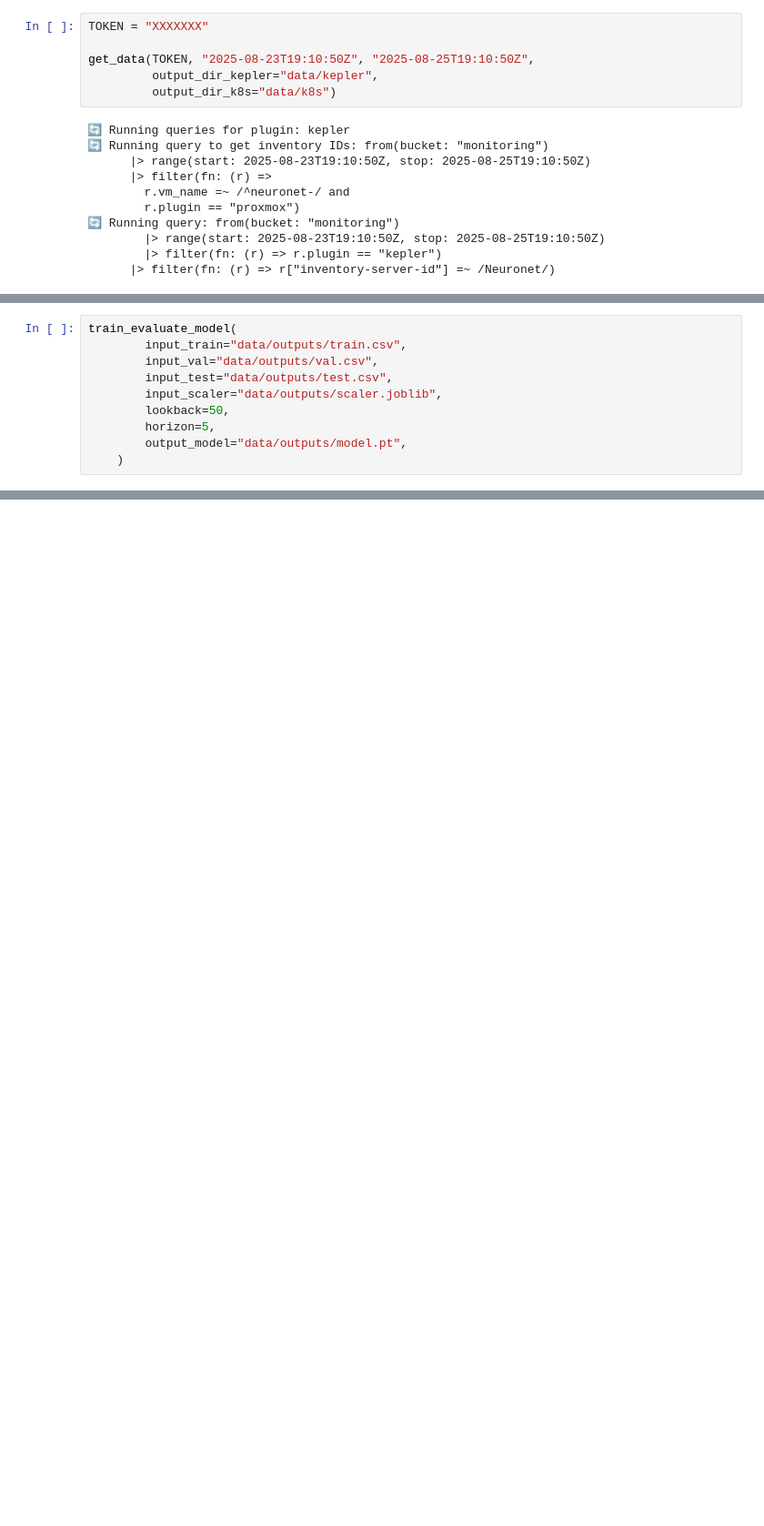
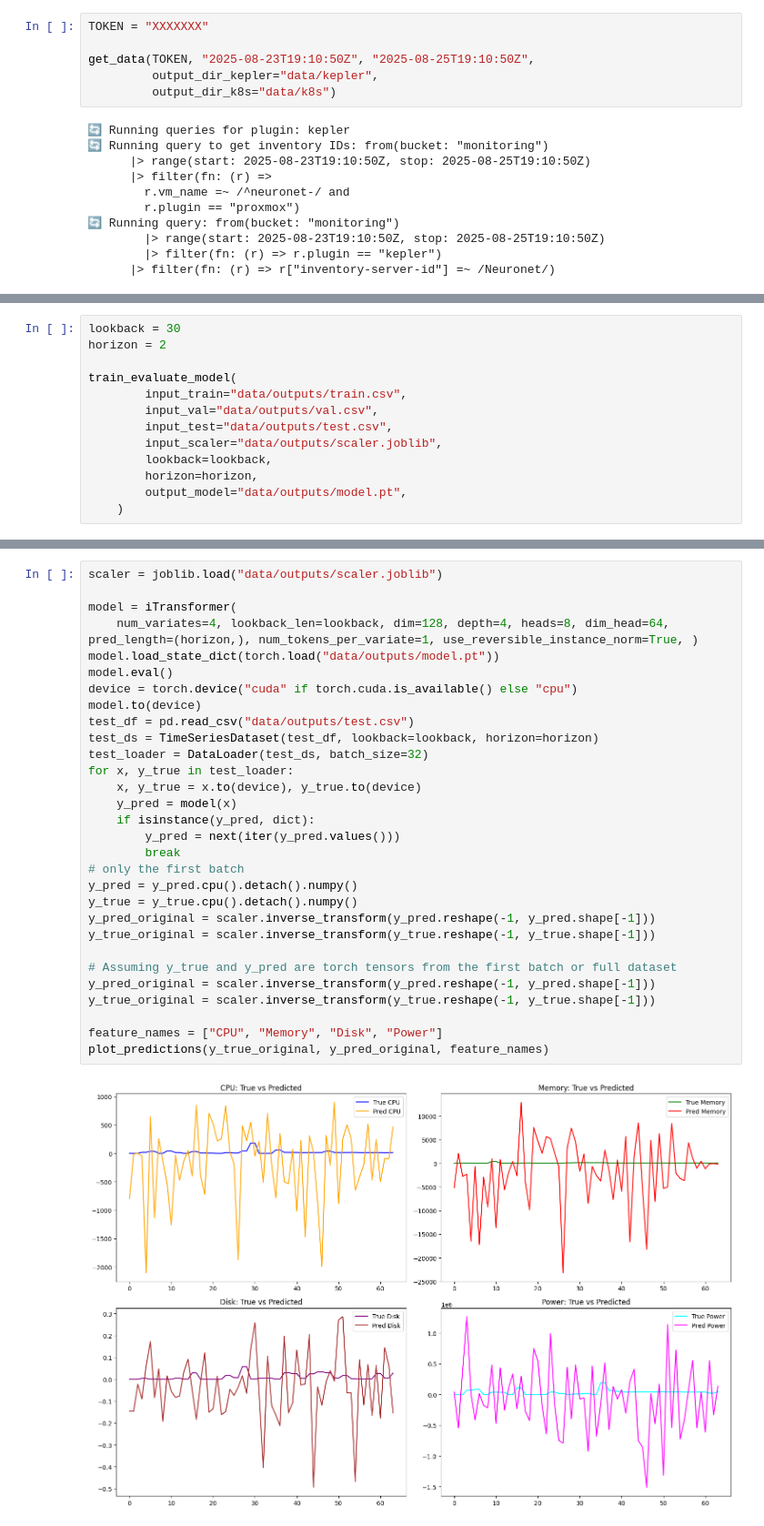
Before and after one commit to jcorreia11/NEURONET-Project, a Jupyter notebook: experiment/UC1/energy-time-series/model.ipynb, the cells around one changed output, grey strips where cells are left out. Shown at 91% size. Saved outputs shown, nothing was run; the diff lists cells and outputs as text; blank space fills up the shorter version.

Commit message:
[UPDATE] model settings

```diff
--- a/experiment/UC1/energy-time-series/model.ipynb
+++ b/experiment/UC1/energy-time-series/model.ipynb
@@ -355,11 +361,14 @@ def train_evaluate_model(
 # %%
+lookback = 30
+horizon = 2
+
 train_evaluate_model(
         input_train="data/outputs/train.csv",
         input_val="data/outputs/val.csv",
         input_test="data/outputs/test.csv",
         input_scaler="data/outputs/scaler.joblib",
-        lookback=50,
-        horizon=5,
+        lookback=lookback,
+        horizon=horizon,
         output_model="data/outputs/model.pt",
     )
 # %% [output]
@@ -382,0 +426,32 @@ logsfs_usage_percent: MAE = 0.1387, MSE = 0.0328, R2 = -1667.8458
+# %%
+scaler = joblib.load("data/outputs/scaler.joblib")
+
+model = iTransformer(
+    num_variates=4, lookback_len=lookback, dim=128, depth=4, heads=8, dim_head=64, pred_length=(horizon,), num_tokens_per_variate=1, use_reversible_instance_norm=True, )
+model.load_state_dict(torch.load("data/outputs/model.pt"))
+model.eval()
+device = torch.device("cuda" if torch.cuda.is_available() else "cpu")
+model.to(device)
+test_df = pd.read_csv("data/outputs/test.csv")
+test_ds = TimeSeriesDataset(test_df, lookback=lookback, horizon=horizon)
+test_loader = DataLoader(test_ds, batch_size=32)
+for x, y_true in test_loader:
+    x, y_true = x.to(device), y_true.to(device)
+    y_pred = model(x)
+    if isinstance(y_pred, dict):
+        y_pred = next(iter(y_pred.values()))
+        break
+# only the first batch
+y_pred = y_pred.cpu().detach().numpy()
+y_true = y_true.cpu().detach().numpy()
+y_pred_original = scaler.inverse_transform(y_pred.reshape(-1, y_pred.shape[-1]))
+y_true_original = scaler.inverse_transform(y_true.reshape(-1, y_true.shape[-1]))
+
+# Assuming y_true and y_pred are torch tensors from the first batch or full dataset
+y_pred_original = scaler.inverse_transform(y_pred.reshape(-1, y_pred.shape[-1]))
+y_true_original = scaler.inverse_transform(y_true.reshape(-1, y_true.shape[-1]))
+
+feature_names = ["CPU", "Memory", "Disk", "Power"]
+plot_predictions(y_true_original, y_pred_original, feature_names)
+# %% [output]
+[figure, added]
```
Also changed, not shown: parts of 7 cells of this notebook.
